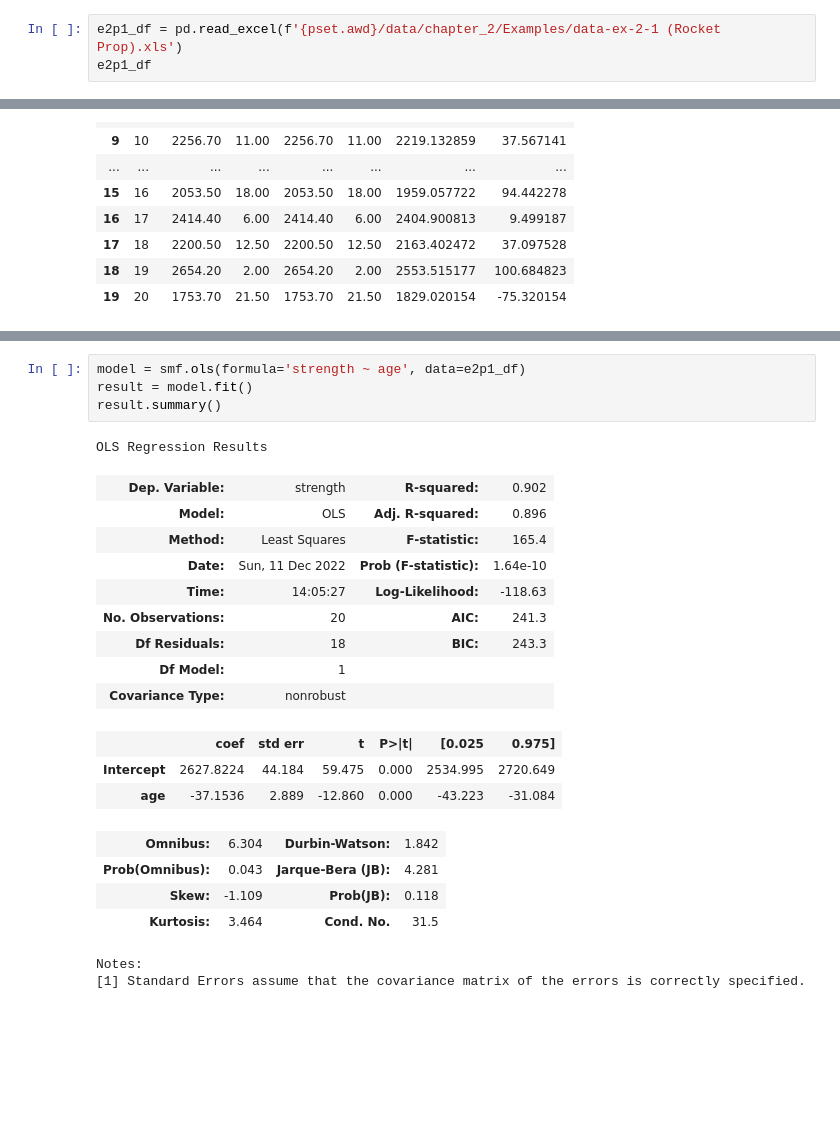
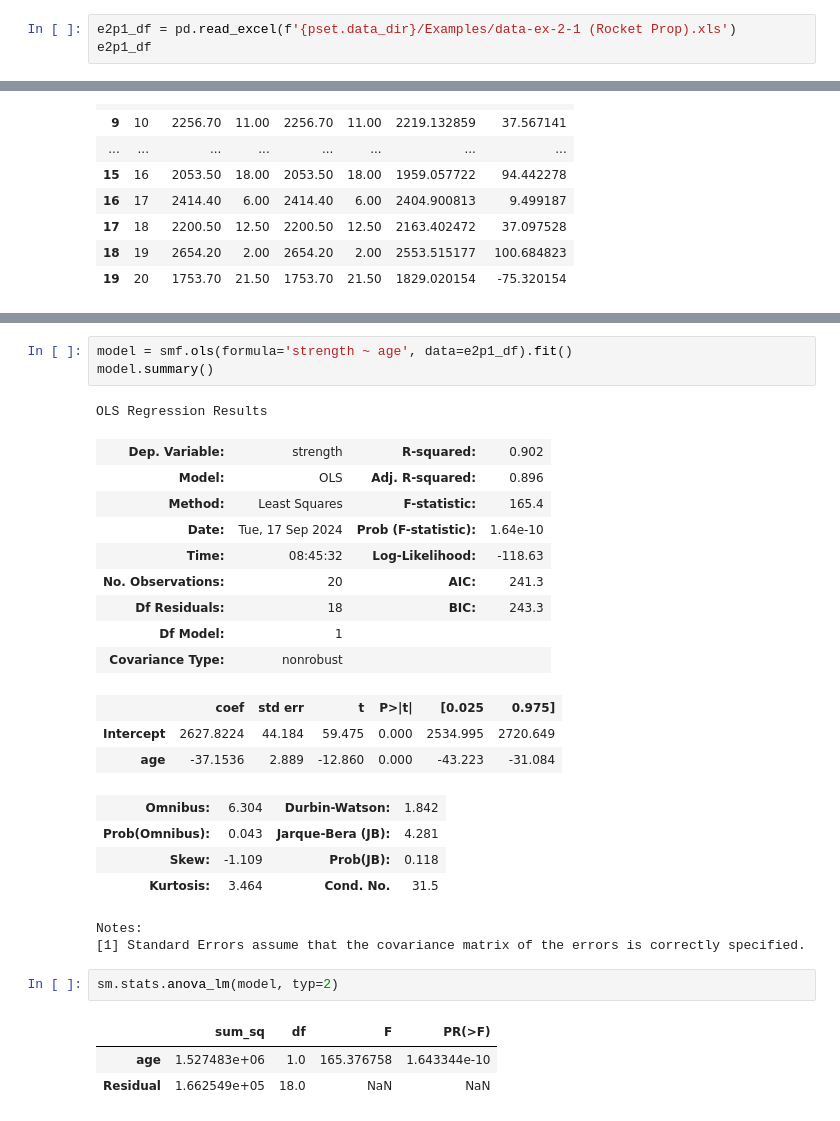
Before and after one commit to kelleyrw/intro_linear_regression_analysis, a Jupyter notebook: notebooks/ch2.ipynb, the cells around one changed output, grey strips where cells are left out. Drawn from its saved outputs; the diff is of its cells as text; blank space fills up the shorter version.

Commit message:
finished through ch2 ANOVA

```diff
--- a/notebooks/ch2.ipynb
+++ b/notebooks/ch2.ipynb
@@ -18,5 +168,5 @@ PSET(awd='/Users/rwk/Development/training/intro_linear_regression_analysis')
 # %%
-e2p1_df = pd.read_excel(f'{pset.awd}/data/chapter_2/Examples/data-ex-2-1 (Rocket Prop).xls')
+e2p1_df = pd.read_excel(f'{pset.data_dir}/Examples/data-ex-2-1 (Rocket Prop).xls')
 e2p1_df
 # %% [output]
 |  | Observation, i | Shear Strength, yi (psi) | Age of Propellant, xi (weeks) |
@@ -136,15 +271,14 @@ ax.legend(frameon=False)
 import statsmodels.formula.api as smf
 # %%
-model = smf.ols(formula='strength ~ age', data=e2p1_df)
-result = model.fit()
-result.summary()
+model = smf.ols(formula='strength ~ age', data=e2p1_df).fit()
+model.summary()
 # %% [output]
 OLS Regression Results
 | Dep. Variable: | strength | R-squared: | 0.902 |
 | Model: | OLS | Adj. R-squared: | 0.896 |
 | Method: | Least Squares | F-statistic: | 165.4 |
-| Date: | Sun, 11 Dec 2022 | Prob (F-statistic): | 1.64e-10 |
-| Time: | 14:05:27 | Log-Likelihood: | -118.63 |
+| Date: | Tue, 17 Sep 2024 | Prob (F-statistic): | 1.64e-10 |
+| Time: | 08:45:32 | Log-Likelihood: | -118.63 |
 | No. Observations: | 20 | AIC: | 241.3 |
 | Df Residuals: | 18 | BIC: | 243.3 |
 | Df Model: | 1 |  |  |
@@ -158,3 +292,9 @@ OLS Regression Results
 | Kurtosis: | 3.464 | Cond. No. | 31.5 |
 Notes:
 [1] Standard Errors assume that the covariance matrix of the errors is correctly specified.
+# %%
+sm.stats.anova_lm(model, typ=2)
+# %% [output]
+|  | sum_sq | df | F | PR(>F) |
+| age | 1.527483e+06 | 1.0 | 165.376758 | 1.643344e-10 |
+| Residual | 1.662549e+05 | 18.0 | NaN | NaN |
```
Also changed, not shown: parts of 32 cells of this notebook, 8 other files.
